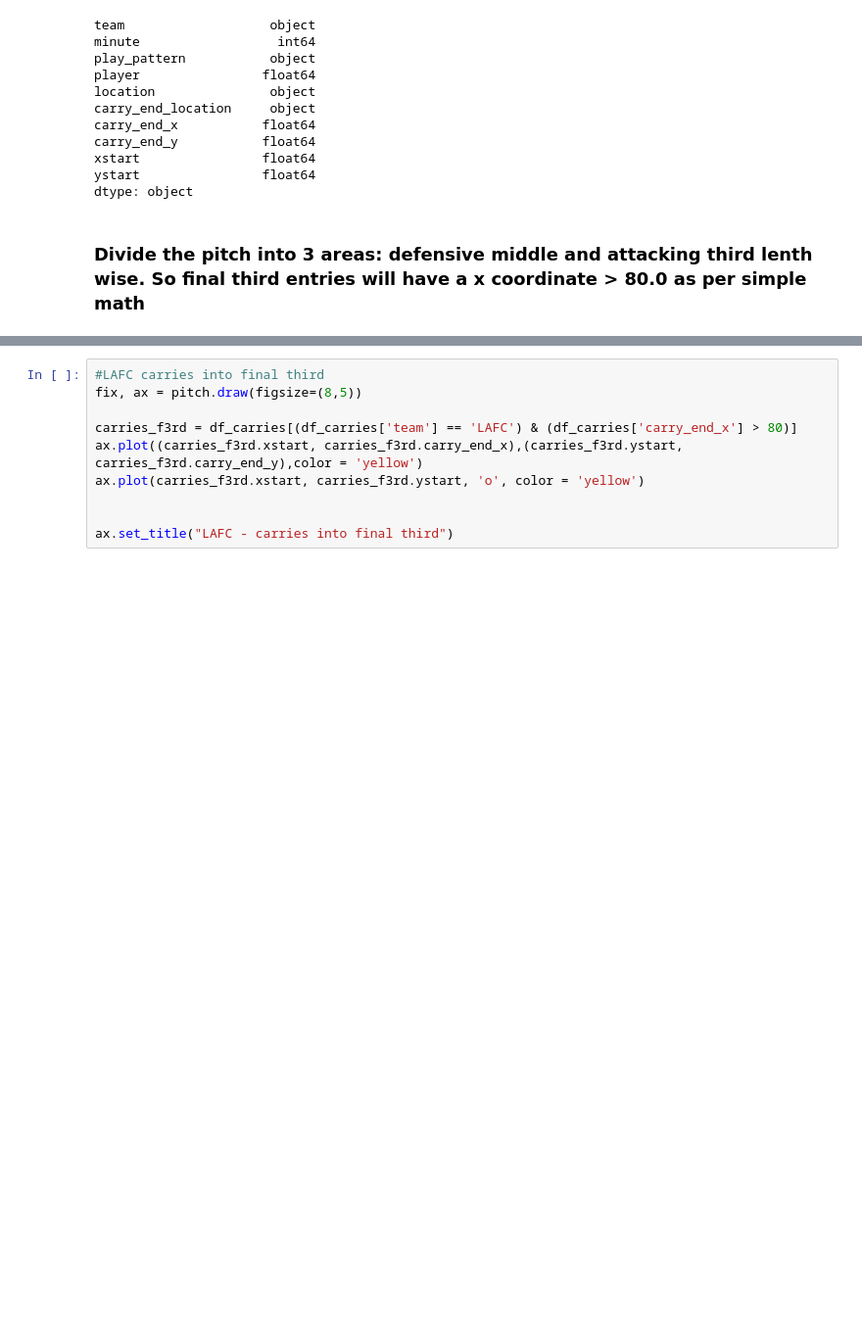
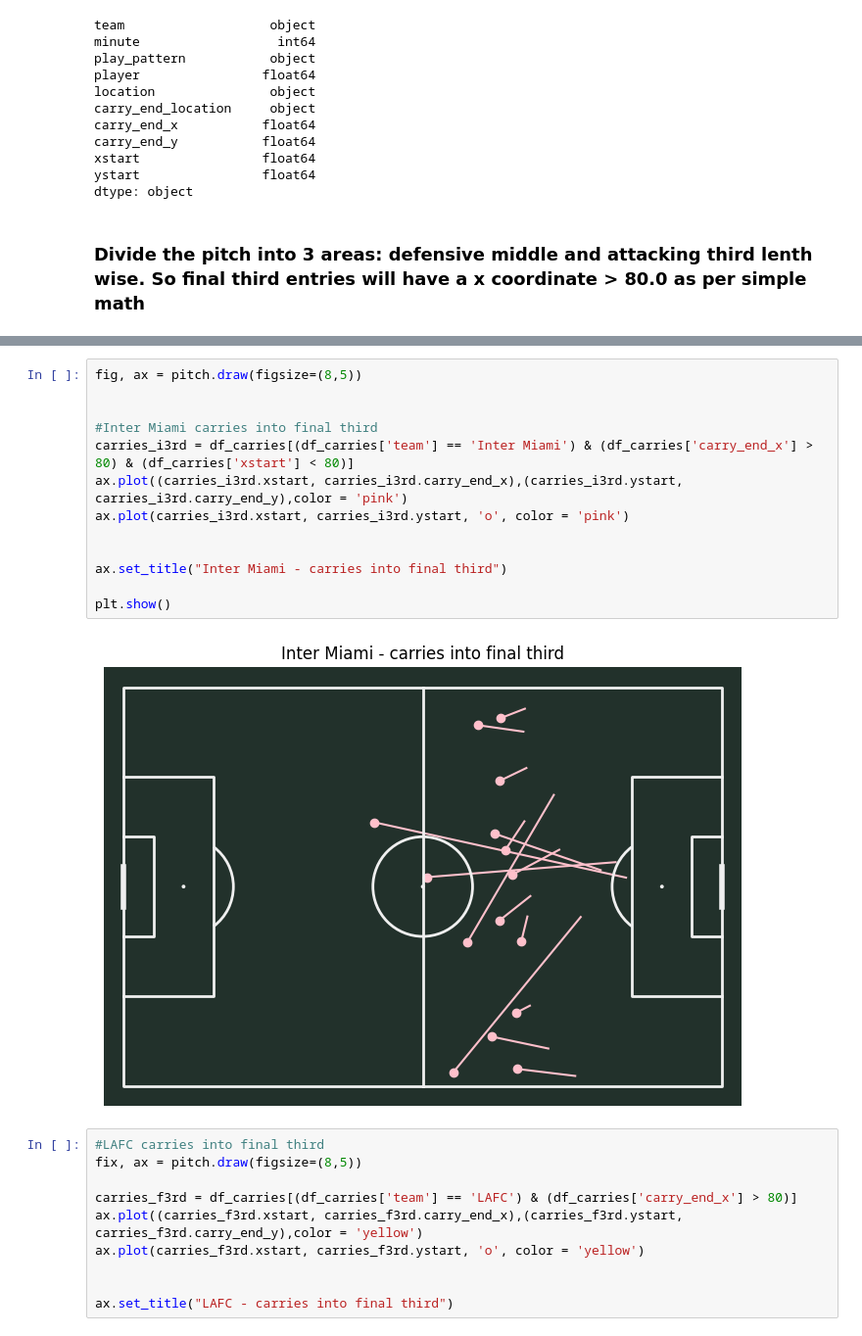
Before and after one commit to der-amit/soccer_plots, a Jupyter notebook: mls_plots.ipynb, the cells around one changed output, grey strips where cells are left out. Shown: that part at 98% size. Saved outputs shown, nothing was run; the diff lists cells and outputs as text; blank space fills up the shorter version.

```diff
--- a/mls_plots.ipynb
+++ b/mls_plots.ipynb
@@ -323,3 +265,18 @@ plt.show()
+# %%
+fig, ax = pitch.draw(figsize=(8,5))
+
+
+#Inter Miami carries into final third
+carries_i3rd = df_carries[(df_carries['team'] == 'Inter Miami') & (df_carries['carry_end_x'] > 80) & (df_carries['xstart'] < 80)]
+ax.plot((carries_i3rd.xstart, carries_i3rd.carry_end_x),(carries_i3rd.ystart, carries_i3rd.carry_end_y),color = 'pink')
+ax.plot(carries_i3rd.xstart, carries_i3rd.ystart, 'o', color = 'pink')
+
+
+ax.set_title("Inter Miami - carries into final third")
+
+plt.show()
+# %% [output]
+[figure, added]
 # %%
 #LAFC carries into final third
 fix, ax = pitch.draw(figsize=(8,5))
```
Also changed, not shown: parts of 25 cells of this notebook.
